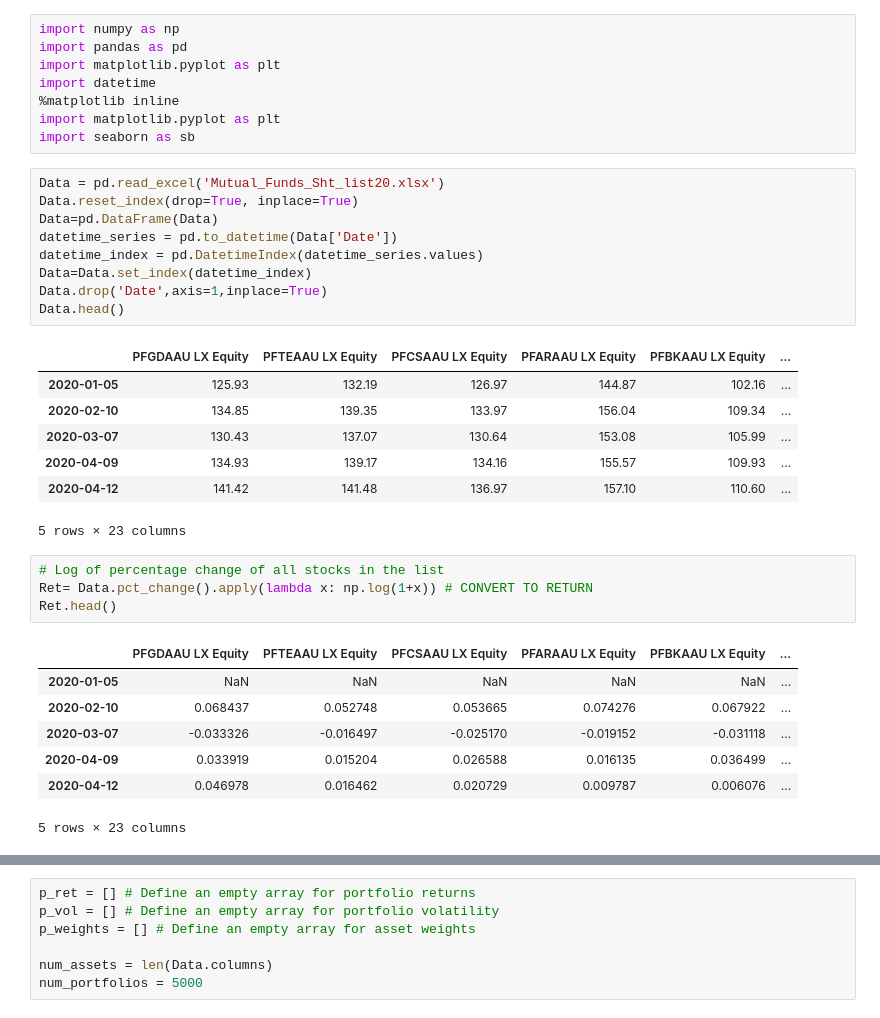
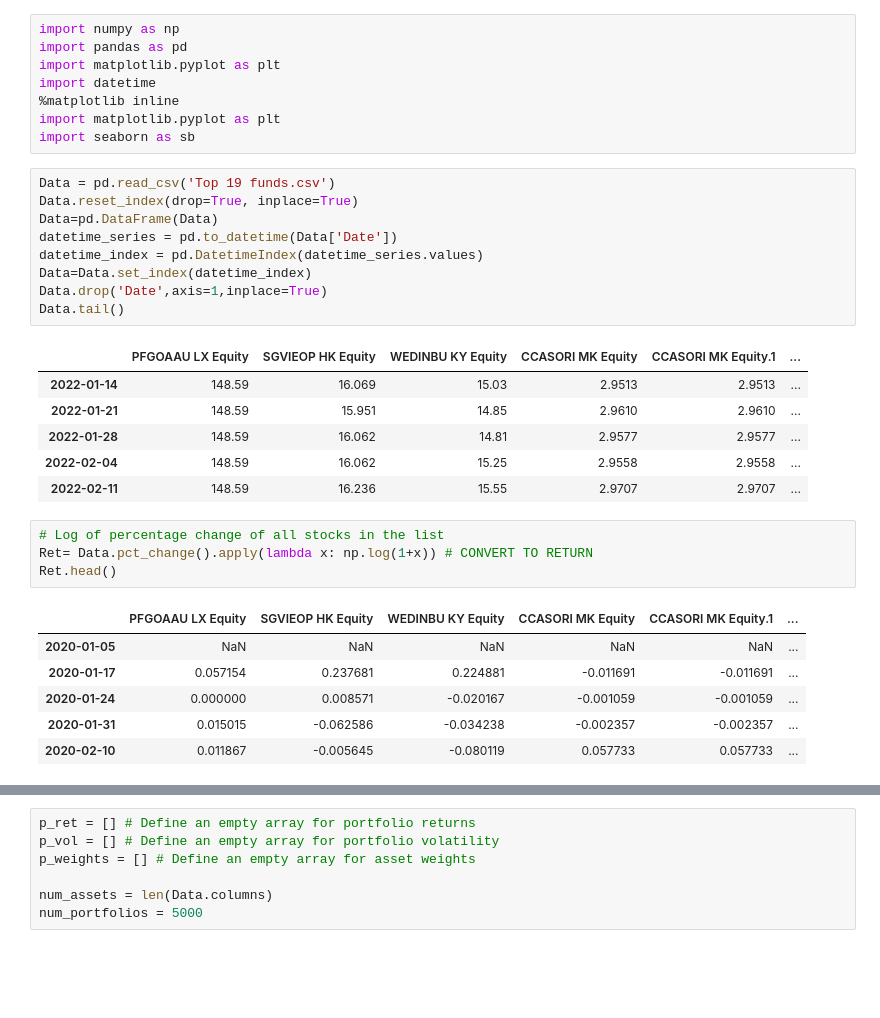
Before and after one commit to shahzebkayani/Portfolio-Optimization, a Jupyter notebook: Assesment .ipynb, the cells around one changed output, grey strips where cells are left out. Cells and saved outputs as stored; diff of their text form; blank space fills up the shorter version.

```diff
--- a/Assesment .ipynb
+++ b/Assesment .ipynb
@@ -7,33 +7,31 @@ import datetime
 import matplotlib.pyplot as plt
 import seaborn as sb
 # %%
-Data = pd.read_excel('Mutual_Funds_Sht_list20.xlsx')
+Data = pd.read_csv('Top 19 funds.csv')
 Data.reset_index(drop=True, inplace=True)
 Data=pd.DataFrame(Data)
 datetime_series = pd.to_datetime(Data['Date'])
 datetime_index = pd.DatetimeIndex(datetime_series.values)
 Data=Data.set_index(datetime_index)
 Data.drop('Date',axis=1,inplace=True)
-Data.head()
+Data.tail()
 # %% [output]
-|  | PFGDAAU LX Equity | PFTEAAU LX Equity | PFCSAAU LX Equity | PFARAAU LX Equity | PFBKAAU LX Equity | ... |
-| 2020-01-05 | 125.93 | 132.19 | 126.97 | 144.87 | 102.16 | ... |
-| 2020-02-10 | 134.85 | 139.35 | 133.97 | 156.04 | 109.34 | ... |
-| 2020-03-07 | 130.43 | 137.07 | 130.64 | 153.08 | 105.99 | ... |
-| 2020-04-09 | 134.93 | 139.17 | 134.16 | 155.57 | 109.93 | ... |
-| 2020-04-12 | 141.42 | 141.48 | 136.97 | 157.10 | 110.60 | ... |
+|  | PFGOAAU LX Equity | SGVIEOP HK Equity | WEDINBU KY Equity | CCASORI MK Equity | CCASORI MK Equity.1 | ... |
+| 2022-01-14 | 148.59 | 16.069 | 15.03 | 2.9513 | 2.9513 | ... |
+| 2022-01-21 | 148.59 | 15.951 | 14.85 | 2.9610 | 2.9610 | ... |
+| 2022-01-28 | 148.59 | 16.062 | 14.81 | 2.9577 | 2.9577 | ... |
+| 2022-02-04 | 148.59 | 16.062 | 15.25 | 2.9558 | 2.9558 | ... |
+| 2022-02-11 | 148.59 | 16.236 | 15.55 | 2.9707 | 2.9707 | ... |
-5 rows × 23 columns
 # %%
 # Log of percentage change of all stocks in the list
 Ret= Data.pct_change().apply(lambda x: np.log(1+x)) # CONVERT TO RETURN
 Ret.head()
 # %% [output]
-|  | PFGDAAU LX Equity | PFTEAAU LX Equity | PFCSAAU LX Equity | PFARAAU LX Equity | PFBKAAU LX Equity | ... |
+|  | PFGOAAU LX Equity | SGVIEOP HK Equity | WEDINBU KY Equity | CCASORI MK Equity | CCASORI MK Equity.1 | ... |
 | 2020-01-05 | NaN | NaN | NaN | NaN | NaN | ... |
-| 2020-02-10 | 0.068437 | 0.052748 | 0.053665 | 0.074276 | 0.067922 | ... |
-| 2020-03-07 | -0.033326 | -0.016497 | -0.025170 | -0.019152 | -0.031118 | ... |
-| 2020-04-09 | 0.033919 | 0.015204 | 0.026588 | 0.016135 | 0.036499 | ... |
-| 2020-04-12 | 0.046978 | 0.016462 | 0.020729 | 0.009787 | 0.006076 | ... |
+| 2020-01-17 | 0.057154 | 0.237681 | 0.224881 | -0.011691 | -0.011691 | ... |
+| 2020-01-24 | 0.000000 | 0.008571 | -0.020167 | -0.001059 | -0.001059 | ... |
+| 2020-01-31 | 0.015015 | -0.062586 | -0.034238 | -0.002357 | -0.002357 | ... |
+| 2020-02-10 | 0.011867 | -0.005645 | -0.080119 | 0.057733 | 0.057733 | ... |
-5 rows × 23 columns
 # %%
 Ann_Ret = Ret.mean()*52
```
Also changed, not shown: parts of 19 cells of this notebook, 1 other file.
